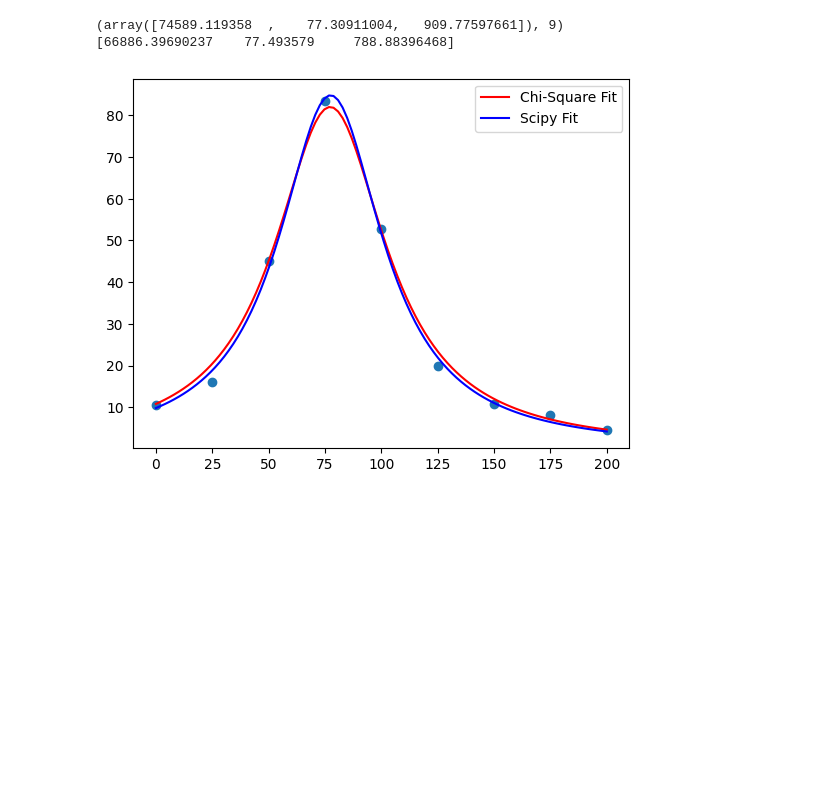
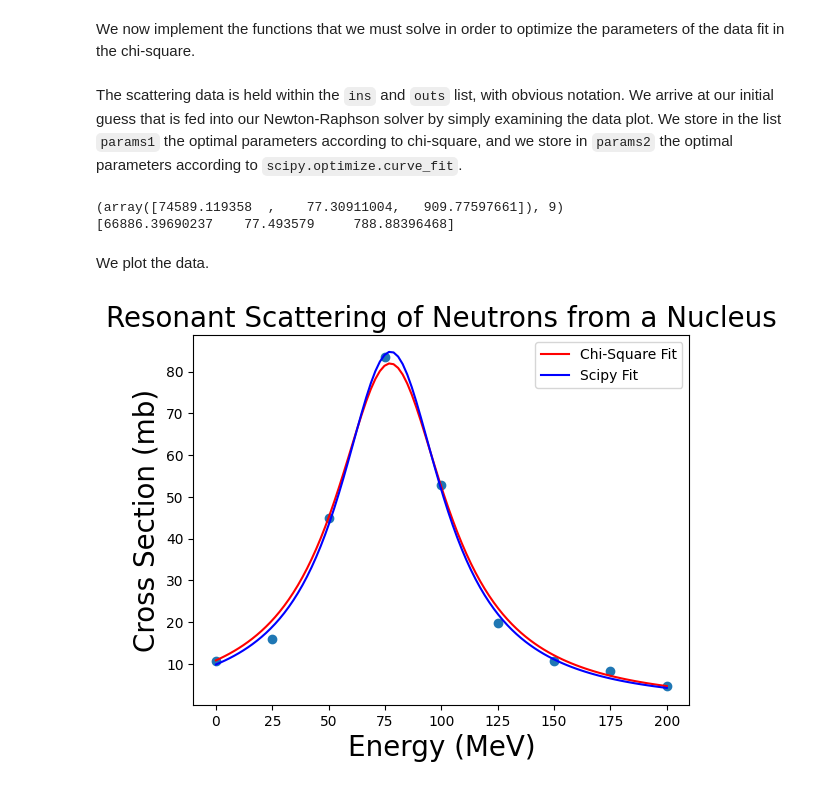
Before and after one commit to mgarwacke/Computational-Physics, a Jupyter notebook: Exercise6.3.ipynb, the cells around one changed output. Drawn from its saved outputs; the diff is of its cells as text; code cells hidden in the pictures; blank space fills up the shorter version.

````diff
--- a/Exercise6.3.ipynb
+++ b/Exercise6.3.ipynb
@@ -139,6 +171,8 @@ def poly(ins,outs,x): # returns the value of the polynomial defined by spline
         return polypiece
     else:
         return outs[len(ins)-1]
+# %% [markdown]
+We now implement the functions that we must solve in order to optimize the parameters of the data fit in the chi-square.
 # %%
 def g(x,a):
     return a[0]/((x-a[1])**2+a[2])
@@ -162,6 +196,8 @@ def f2(a):
     return sum
 
 f = [f0,f1,f2]
+# %% [markdown]
+The scattering data is held within the ```ins``` and ```outs``` list, with obvious notation. We arrive at our initial guess that is fed into our Newton-Raphson solver by simply examining the data plot. We store in the list ```params1``` the optimal parameters according to chi-square, and we store in ```params2``` the optimal parameters according to ```scipy.optimize.curve_fit```.
 # %%
 ins = [0,25,50,75,100,125,150,175,200]
 outs = [10.6,16.0,45.0,83.5,52.8,19.9,10.8,8.25,4.7]
@@ -180,24 +216,31 @@ def fit2(x):
 # %% [output]
 (array([74589.119358  ,    77.30911004,   909.77597661]), 9)
 [66886.39690237    77.493579     788.88396468]
+# %% [markdown]
+We plot the data.
 # %%
 # and now let's plot:
 import matplotlib.pyplot as plt # import matplotlib, a conventional module name is plt
 import numpy as np
 
 fig, ax = plt.subplots() # create the elements required for matplotlib. This creates a figure containing a single axes.
 
 x = np.linspace(0,200,100)
 y = fit1(x)
 z = fit2(x)
 
 ax.scatter(ins,outs)
 ax.plot(x,y,color = "red", label = "Chi-Square Fit")
 ax.plot(x,z,color = "blue", label = "Scipy Fit")
 
+# set the labels and titles:
+ax.set_xlabel('Energy (MeV)', fontsize=20) # set the x label
+ax.set_ylabel('Cross Section (mb)', fontsize=20) # set the y label
+ax.set_title('Resonant Scattering of Neutrons from a Nucleus', fontsize=20) # set the title
+
 # construct the legend:
 ax.legend(loc='upper right')  # Add a legend
 
 plt.show() # show the plot here
 # %% [output]
-[figure, old version]
+[figure, new version]
````
Also changed, not shown: parts of 3 cells of this notebook.
